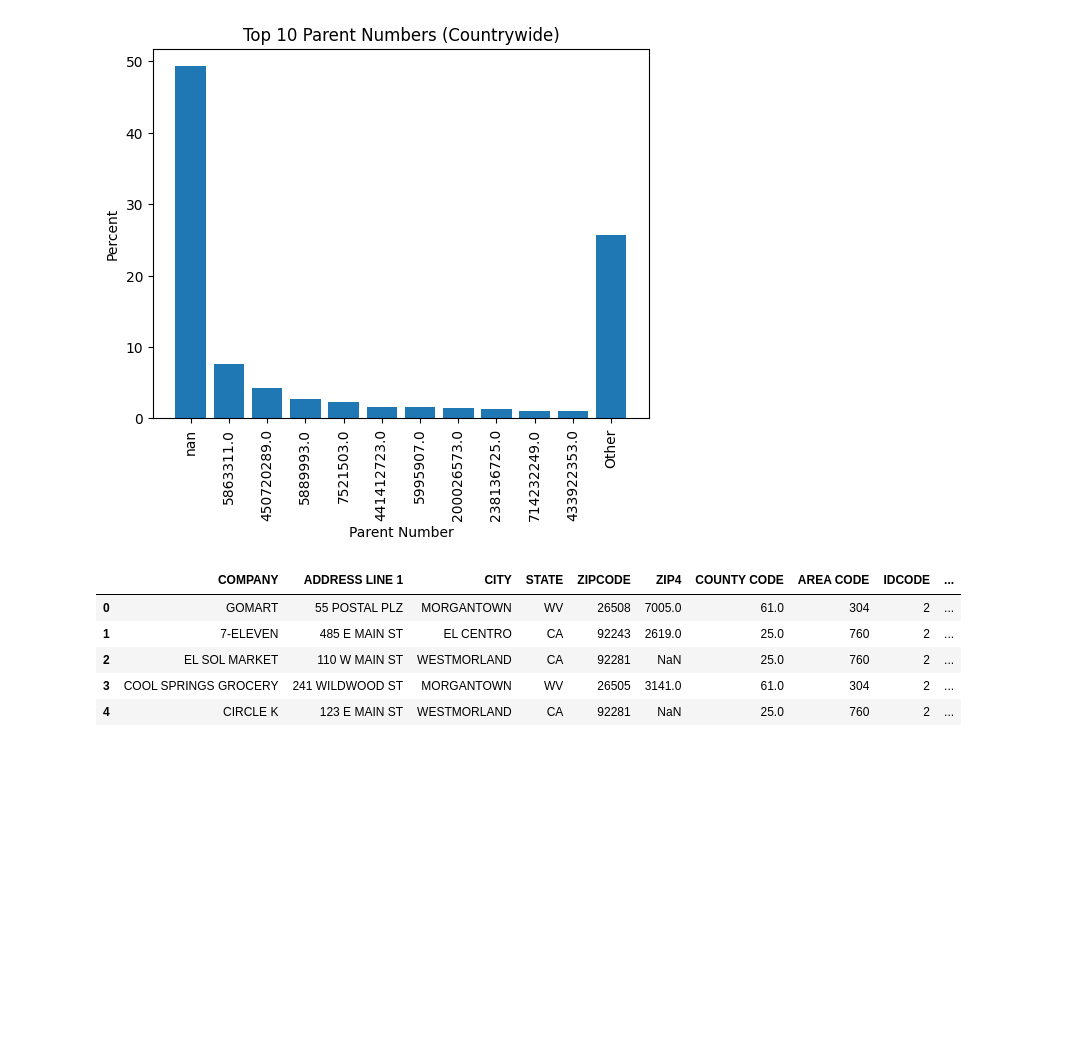
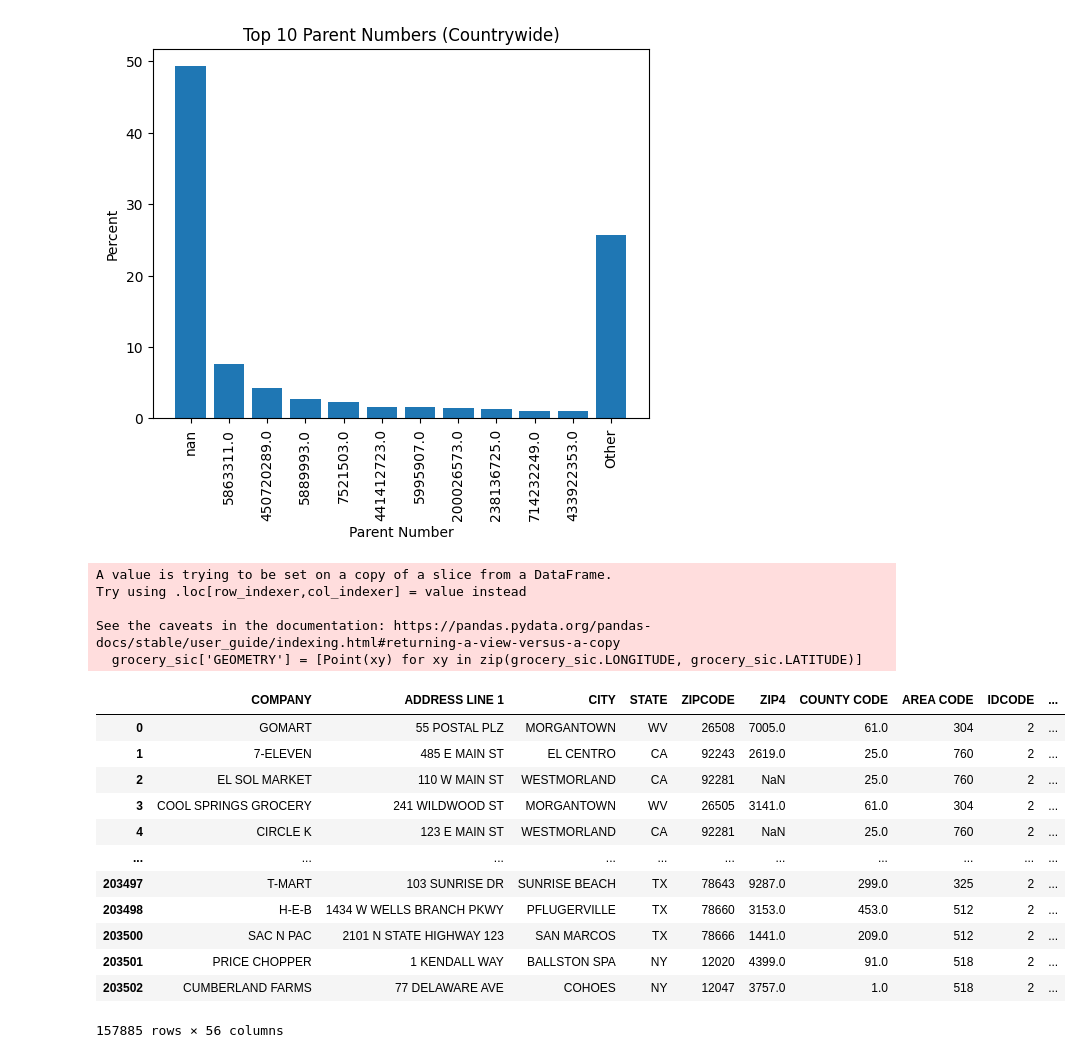
Before and after one commit to uchicago-dsi/rafi-grocery, a Jupyter notebook: notebooks/Sebastian-EDA-22.ipynb, the cells around one changed output. Cells and saved outputs as stored; diff of their text form; code cells hidden in the pictures; blank space fills up the shorter version.

Commit message:
Categorized Store Type

```diff
--- a/notebooks/Sebastian-EDA-22.ipynb
+++ b/notebooks/Sebastian-EDA-22.ipynb
@@ -86,12 +65,25 @@ plt.show()
 # %% [output]
 [figure]
 # %%
-stores_2022['GEOMETRY'] = [Point(xy) for xy in zip(stores_2022.LONGITUDE, stores_2022.LATITUDE)]
-stores_2022.head()
+grocery_sic['GEOMETRY'] = [Point(xy) for xy in zip(grocery_sic.LONGITUDE, grocery_sic.LATITUDE)]
+grocery22_gdf = gpd.GeoDataFrame(grocery_sic, geometry='GEOMETRY')
+grocery22_gdf.set_crs('epsg:4326', inplace=True)
 # %% [output]
+A value is trying to be set on a copy of a slice from a DataFrame.
+Try using .loc[row_indexer,col_indexer] = value instead
+
+See the caveats in the documentation: https://pandas.pydata.org/pandas-docs/stable/user_guide/indexing.html#returning-a-view-versus-a-copy
+  grocery_sic['GEOMETRY'] = [Point(xy) for xy in zip(grocery_sic.LONGITUDE, grocery_sic.LATITUDE)]
 |  | COMPANY | ADDRESS LINE 1 | CITY | STATE | ZIPCODE | ZIP4 | COUNTY CODE | AREA CODE | IDCODE | ... |
 | 0 | GOMART | 55 POSTAL PLZ | MORGANTOWN | WV | 26508 | 7005.0 | 61.0 | 304 | 2 | ... |
 | 1 | 7-ELEVEN | 485 E MAIN ST | EL CENTRO | CA | 92243 | 2619.0 | 25.0 | 760 | 2 | ... |
 | 2 | EL SOL MARKET | 110 W MAIN ST | WESTMORLAND | CA | 92281 | NaN | 25.0 | 760 | 2 | ... |
 | 3 | COOL SPRINGS GROCERY | 241 WILDWOOD ST | MORGANTOWN | WV | 26505 | 3141.0 | 61.0 | 304 | 2 | ... |
 | 4 | CIRCLE K | 123 E MAIN ST | WESTMORLAND | CA | 92281 | NaN | 25.0 | 760 | 2 | ... |
+| ... | ... | ... | ... | ... | ... | ... | ... | ... | ... | ... |
+| 203497 | T-MART | 103 SUNRISE DR | SUNRISE BEACH | TX | 78643 | 9287.0 | 299.0 | 325 | 2 | ... |
+| 203498 | H-E-B | 1434 W WELLS BRANCH PKWY | PFLUGERVILLE | TX | 78660 | 3153.0 | 453.0 | 512 | 2 | ... |
+| 203500 | SAC N PAC | 2101 N STATE HIGHWAY 123 | SAN MARCOS | TX | 78666 | 1441.0 | 209.0 | 512 | 2 | ... |
+| 203501 | PRICE CHOPPER | 1 KENDALL WAY | BALLSTON SPA | NY | 12020 | 4399.0 | 91.0 | 518 | 2 | ... |
+| 203502 | CUMBERLAND FARMS | 77 DELAWARE AVE | COHOES | NY | 12047 | 3757.0 | 1.0 | 518 | 2 | ... |
+157885 rows × 56 columns
```
Also changed, not shown: parts of 6 cells of this notebook.
